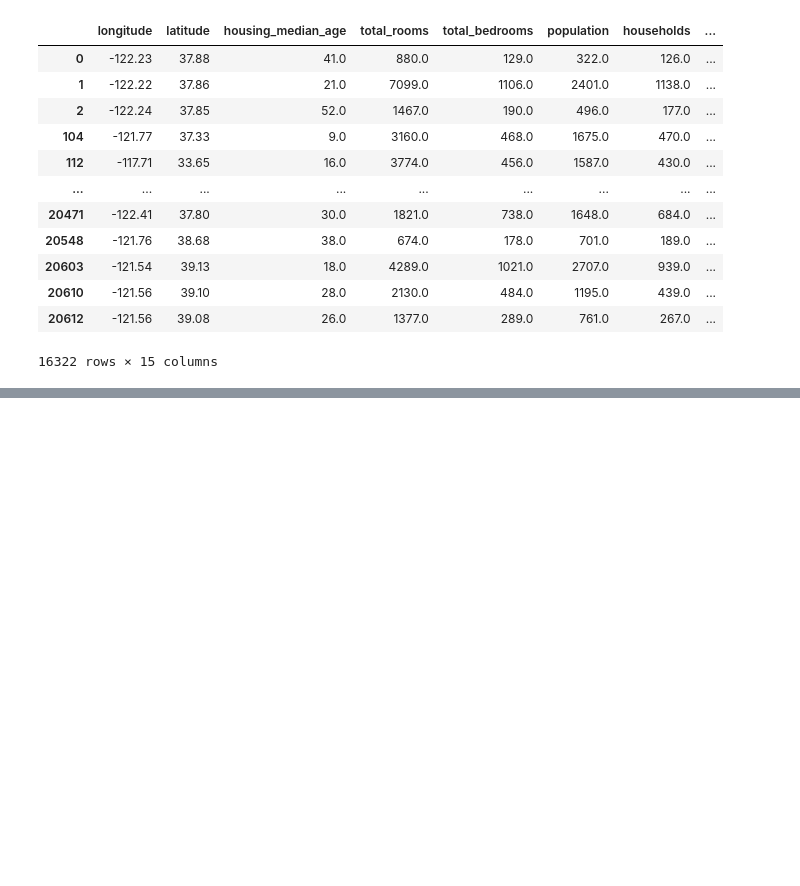
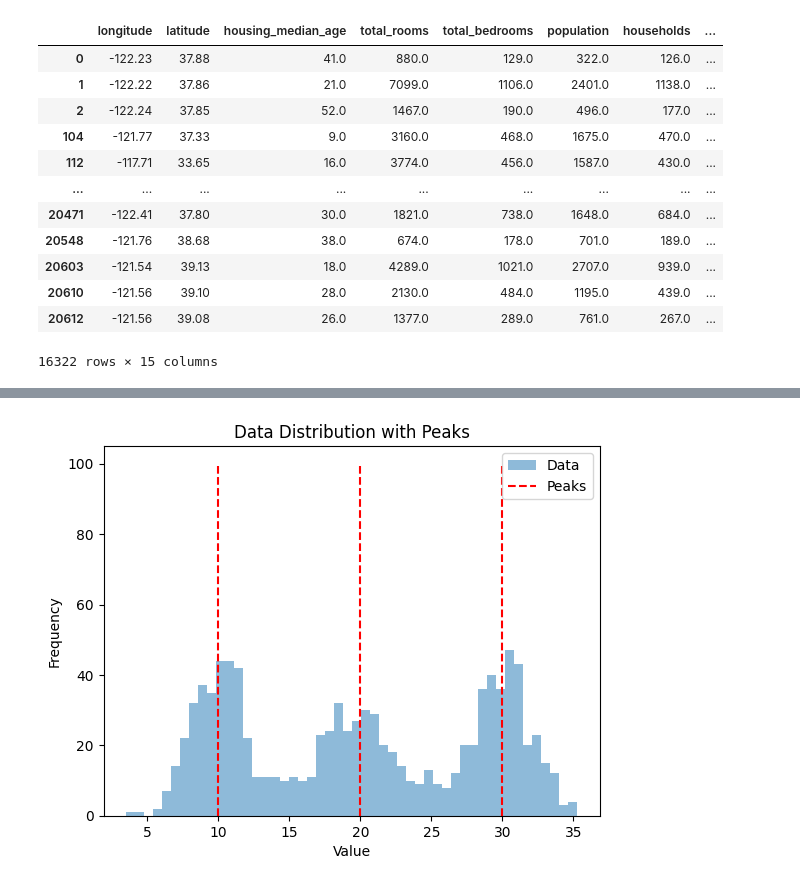
Before and after one commit to yousefosama736/hands-on-machine-learning, a Jupyter notebook: Untitled-1.ipynb, the cells around one changed output, grey strips where cells are left out. Cells and saved outputs as stored; diff of their text form; code cells hidden in the pictures; blank space fills up the shorter version.

```diff
--- a/Untitled-1.ipynb
+++ b/Untitled-1.ipynb
@@ -369,0 +442,18 @@ x=
+# %%
+import numpy as np
+import pandas as pd
+import matplotlib.pyplot as plt
+from sklearn.metrics.pairwise import rbf_kernel
+
+# إنشاء بيانات عشوائية (3 توزيعات طبيعية مختلطة)
+np.random.seed(42)
+n_samples = 1000
+x = np.concatenate([
+    np.random.normal(loc=10, scale=2, size=n_samples//3),
+    np.random.normal(loc=20, scale=3, size=n_samples//3),
+    np.random.normal(loc=30, scale=2, size=n_samples//3)
+])
+x = x.reshape(-1, 1)  # تحويل إلى شكل مناسب
+
+# افترض إن القمم اكتشفناها (مثلاً بـ GMM أو find_peaks)
+peaks = np.array([10, 20, 30])  # القمم عند 10، 20، 30
@@ -369,0 +501,11 @@ x=
+# %%
+# رسم هيستوغرام للبيانات مع القمم
+plt.hist(x, bins=50, alpha=0.5, label="Data")
+plt.vlines(peaks, 0, 100, colors='r', linestyles='--', label="Peaks")
+plt.xlabel("Value")
+plt.ylabel("Frequency")
+plt.title("Data Distribution with Peaks")
+plt.legend()
+plt.show()
+# %% [output]
+[figure, added]
```
Also changed, not shown: parts of 41 cells of this notebook, 1 other file.
